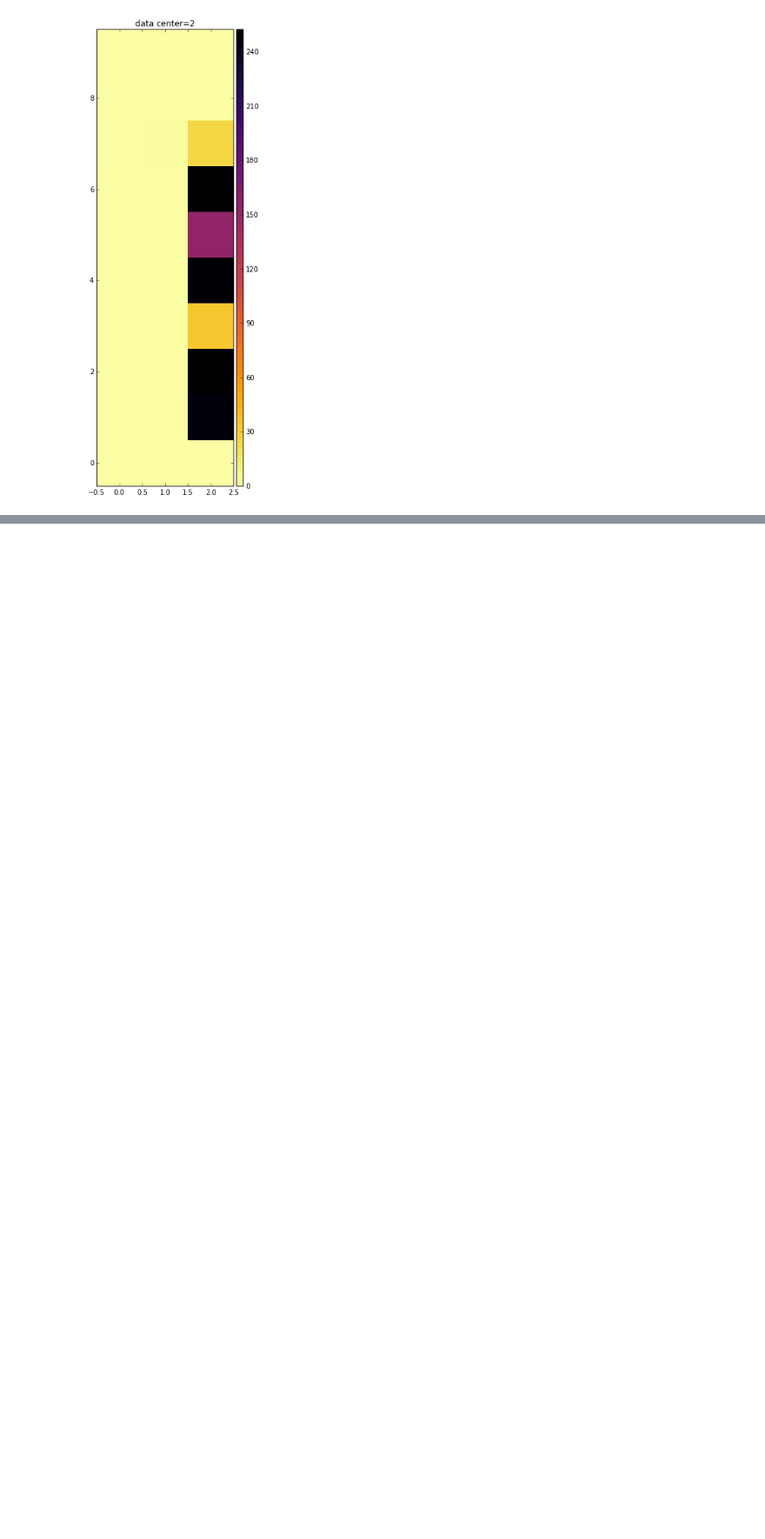
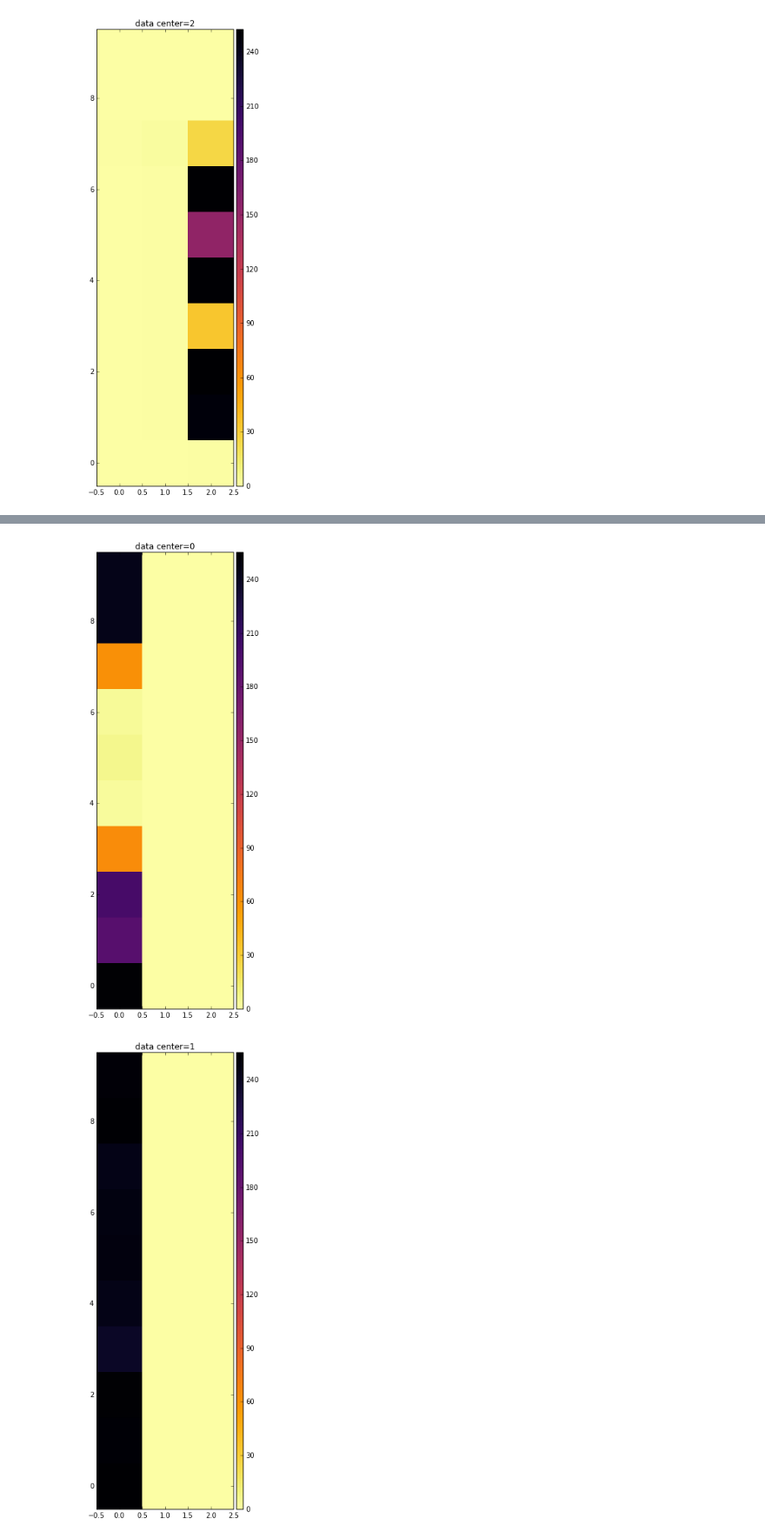
Before and after one commit to h-mayorquin/time_series_basic, a Jupyter notebook: presentations/2016-03-01(Visualizing Data Clusters Nexa Wall Street Columns).ipynb, the cells around one changed output, grey strips where cells are left out. Shown at 87% size. Saved outputs shown, nothing was run; the diff lists cells and outputs as text; code cells hidden in the pictures; blank space fills up the shorter version.

```diff
--- a/presentations/2016-03-01(Visualizing Data Clusters Nexa Wall Street Columns).ipynb
+++ b/presentations/2016-03-01(Visualizing Data Clusters Nexa Wall Street Columns).ipynb
@@ -57,0 +115,8 @@ for data_center in range(Ntime_clusters):
+# %%
+cluster = 0
+for data_center in range(Ntime_clusters):
+    fig = visualize_data_cluster_text_to_image_columns(nexa, f, run_name,
+                                                       cluster, data_center, colorbar=True)
+# %% [output]
+[figure, added]
+[figure, added]
```
Also changed, not shown: parts of 21 cells of this notebook.
